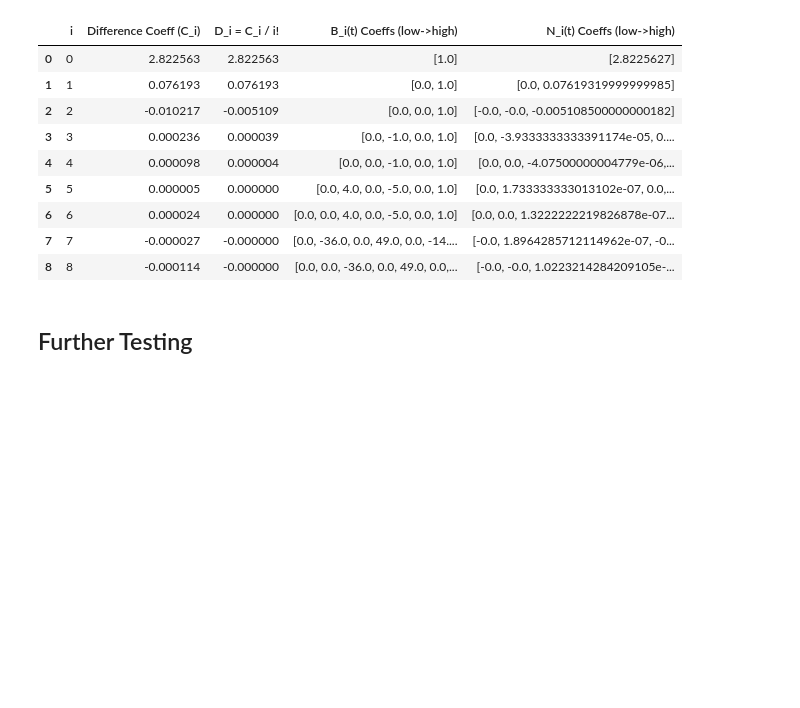
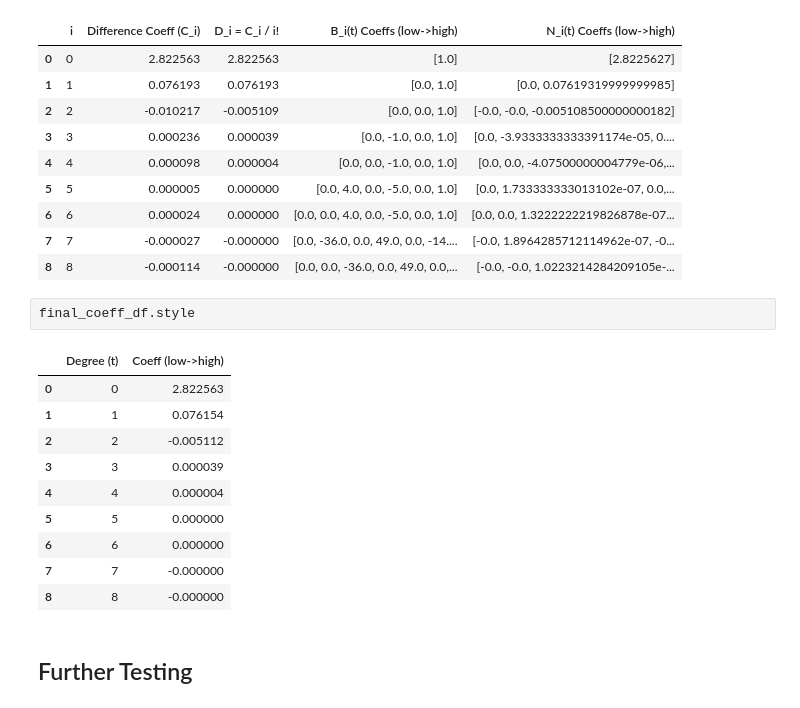
Before and after one commit to k1m1nonawa4869/HUST-MI3041-Numerical-Analysis, a Jupyter notebook: Week6-Interpolation/pp3_CenteredDifference/pp3c_Stirling.ipynb, the cells around one changed output. Drawn from its saved outputs; the diff is of its cells as text; blank space fills up the shorter version.

```diff
--- a/Week6-Interpolation/pp3_CenteredDifference/pp3c_Stirling.ipynb
+++ b/Week6-Interpolation/pp3_CenteredDifference/pp3c_Stirling.ipynb
@@ -251,6 +251,19 @@ step_df.style
 | 6 | 6 | 0.000024 | 0.000000 | [0.0, 0.0, 4.0, 0.0, -5.0, 0.0, 1.0] | [0.0, 0.0, 1.3222222219826878e-07... |
 | 7 | 7 | -0.000027 | -0.000000 | [0.0, -36.0, 0.0, 49.0, 0.0, -14.... | [-0.0, 1.8964285712114962e-07, -0... |
 | 8 | 8 | -0.000114 | -0.000000 | [0.0, 0.0, -36.0, 0.0, 49.0, 0.0,... | [-0.0, -0.0, 1.0223214284209105e-... |
+# %%
+final_coeff_df.style
+# %% [output]
+|  | Degree (t) | Coeff (low->high) |
+| 0 | 0 | 2.822563 |
+| 1 | 1 | 0.076154 |
+| 2 | 2 | -0.005112 |
+| 3 | 3 | 0.000039 |
+| 4 | 4 | 0.000004 |
+| 5 | 5 | 0.000000 |
+| 6 | 6 | 0.000000 |
+| 7 | 7 | -0.000000 |
+| 8 | 8 | -0.000000 |
 # %% [markdown]
 ## Further Testing
 # %%
```
Also changed, not shown: 4 other files.
